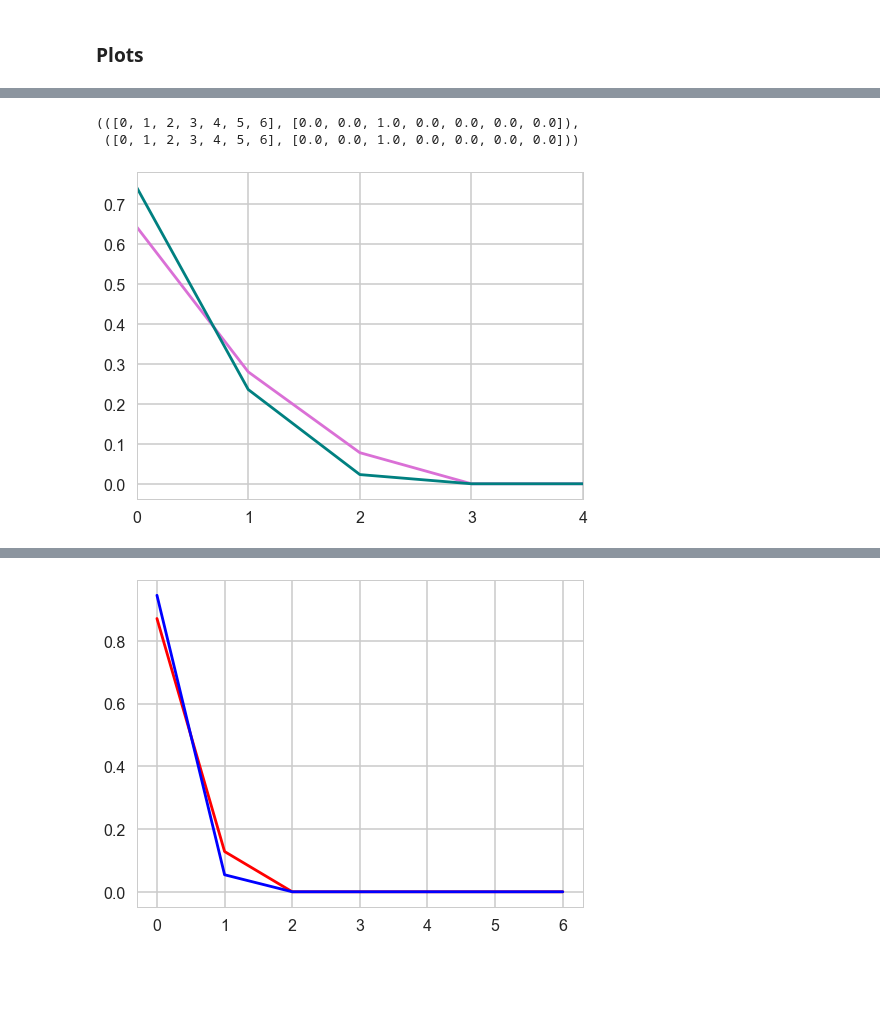
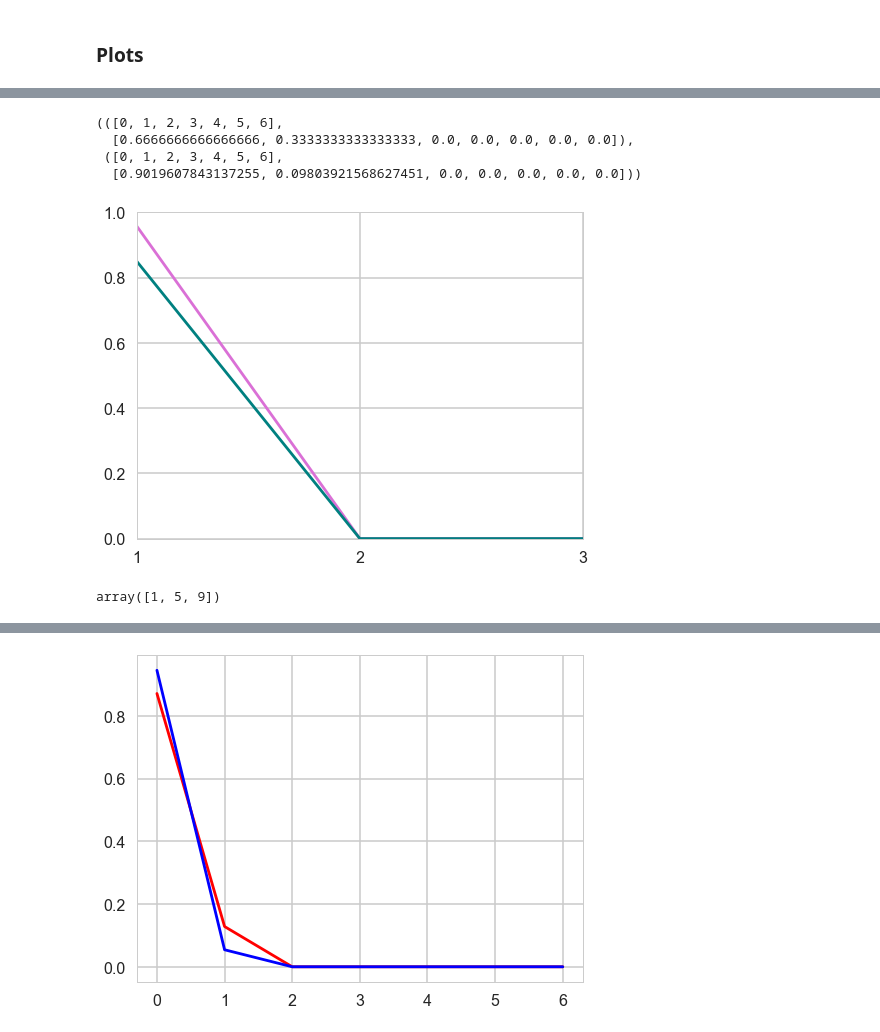
Before and after one commit to dag-lab/daghestanian_multilang, a Jupyter notebook: sasha_dagh_learning.ipynb, the cells around one changed output, grey strips where cells are left out. Cells and saved outputs as stored; diff of their text form; code cells hidden in the pictures; blank space fills up the shorter version.

```diff
--- a/sasha_dagh_learning.ipynb
+++ b/sasha_dagh_learning.ipynb
@@ -6,7 +6,7 @@ df = pd.DataFrame.from_csv('new_dag_dataset_forscript-out.csv', sep=';', index_c
 # df = df.loc[df['year_of_birth'] < 1920]
 # df = df.loc[df['year_of_birth'] > 1939]
 # df = df.loc[(df['year_of_birth'] >= 1920) & (df['year_of_birth'] <= 1940)]
-df = df.loc[df['village'] == "chuni"]
+# df = df.loc[df['village'] == "chuni"]
 # df = df.loc[df['female'] == 0]
 # %%
 villages = sorted(set(df['village']))
@@ -67,7 +88,7 @@ decade_split = split_by_decade(df)
 # %%
-## from collections import Counter
+from collections import Counter
 
-def df_to_plottable(df, field='close_multiling'):
+def df_to_plottable(df, field='rus'):
     female = df[df['female'] == 1]
     male = df[df['female'] == 0]
     female_counter = Counter(list(female[field]))
@@ -76,7 +97,7 @@ def df_to_plottable(df, field='close_multiling'):
     return counter_to_xy(male_counter), counter_to_xy(female_counter)
 
 # для всех
-def df_to_plottable1(df, field='rus'):
+def df_to_plottable1(df, field='kum'):
     female_counter = Counter(list(df[field]))
 #     return male_counter, female_counter
     return counter_to_xy(female_counter)
@@ -88,8 +109,10 @@ def counter_to_xy(counter):
 # %%
 df_to_plottable(decade_split[1890])
 # %% [output]
-(([0, 1, 2, 3, 4, 5, 6], [0.0, 0.0, 1.0, 0.0, 0.0, 0.0, 0.0]),
- ([0, 1, 2, 3, 4, 5, 6], [0.0, 0.0, 1.0, 0.0, 0.0, 0.0, 0.0]))
+(([0, 1, 2, 3, 4, 5, 6],
+  [0.6666666666666666, 0.3333333333333333, 0.0, 0.0, 0.0, 0.0, 0.0]),
+ ([0, 1, 2, 3, 4, 5, 6],
+  [0.9019607843137255, 0.09803921568627451, 0.0, 0.0, 0.0, 0.0, 0.0]))
 # %%
 import matplotlib as mpl
 from matplotlib import pyplot as plt
@@ -101,16 +124,31 @@ sns.set_context("poster")
 # %pylab inline
 from pylab import rcParams
 rcParams['figure.figsize'] = (8, 6)
+# %%
+def determine_zero(arr):
+    for e, x in enumerate(arr):
+        if all([y == 0 for y in arr[e:]]):
+            return e
+    return len(arr)
 # %%
+def determine_zero(arr):
+    for e, x in enumerate(arr):
+        if all([y == 0 for y in arr[e:]]):
+            return e
+    return len(arr)
+
 # по декадам отрезает все что равно нулю + 1
 for x in decade_split:
     pm, pf = df_to_plottable(decade_split[x])
+    zero = max(determine_zero(pm[1]), determine_zero(pf[1]))
+    if zero == 0:
+        continue
     plt.clf()
     plt.plot(pm[0], pm[1], color='orchid')
     plt.plot(pf[0], pf[1], color='teal')
-    zero = max(pm[1].index(0), pf[1].index(0))
     plt.xticks([0,1,2,3,4,5])
-    plt.xlim(0, zero + 1)
+    plt.xlim(1, zero + 1)
+    plt.ylim(0, 1)
     plt.savefig('{}.png'.format(x))
 # %% [output]
-[figure, old version]
+[figure, new version]
@@ -117,3 +157,13 @@ for x in decade_split:
+# %%
+def makearray(zero):
+    result = [1]
+    while len(result) < zero + 1:
+        result.append(result[-1] + 4)
+    return np.array(result)
+
+makearray(zero)
+# %% [output]
+array([1, 5, 9])
 # %%
 # по декадам отрезает все что равно нулю + 1
 for x in decade_split:
```
Also changed, not shown: parts of 7 cells of this notebook.
